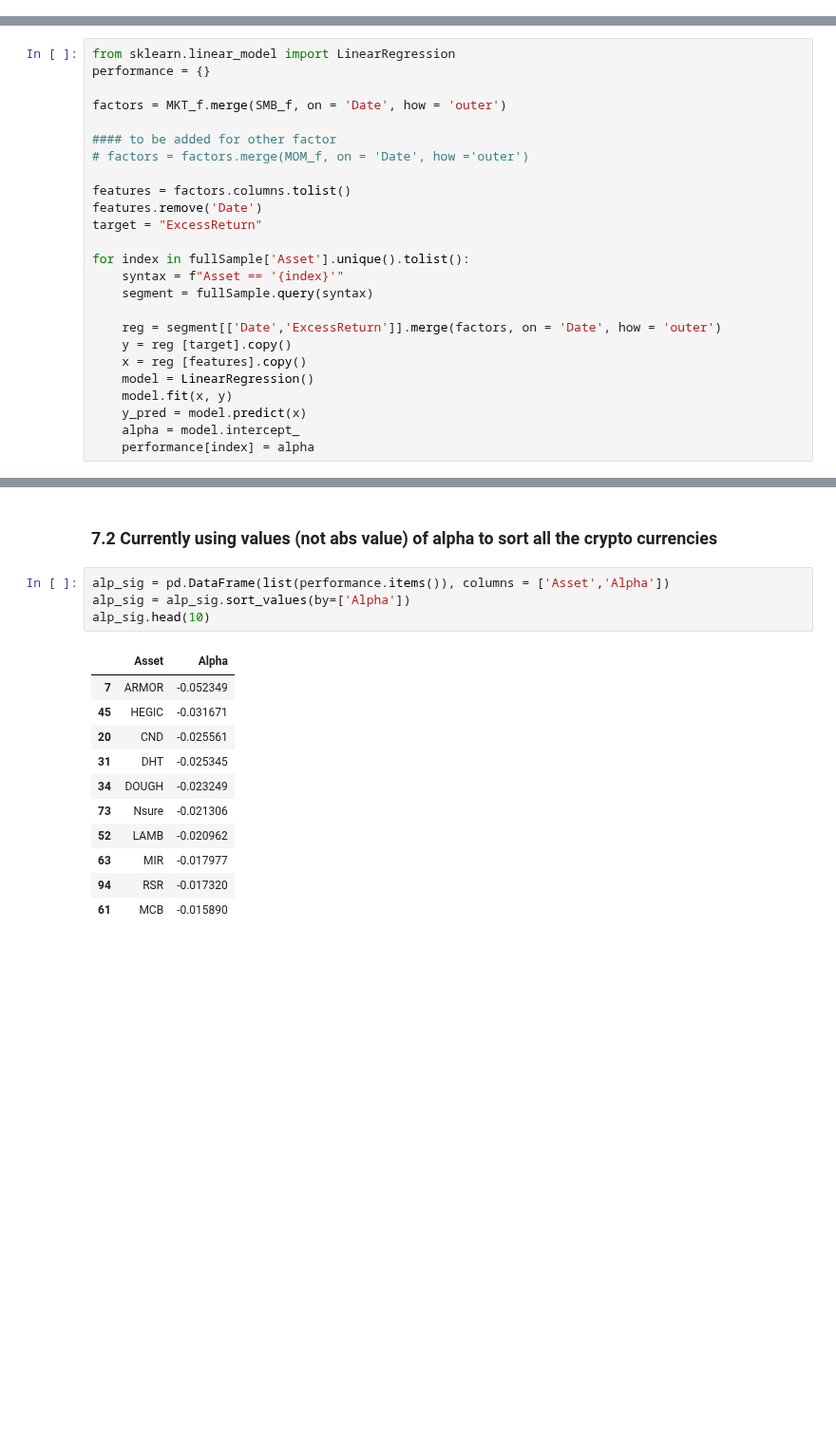
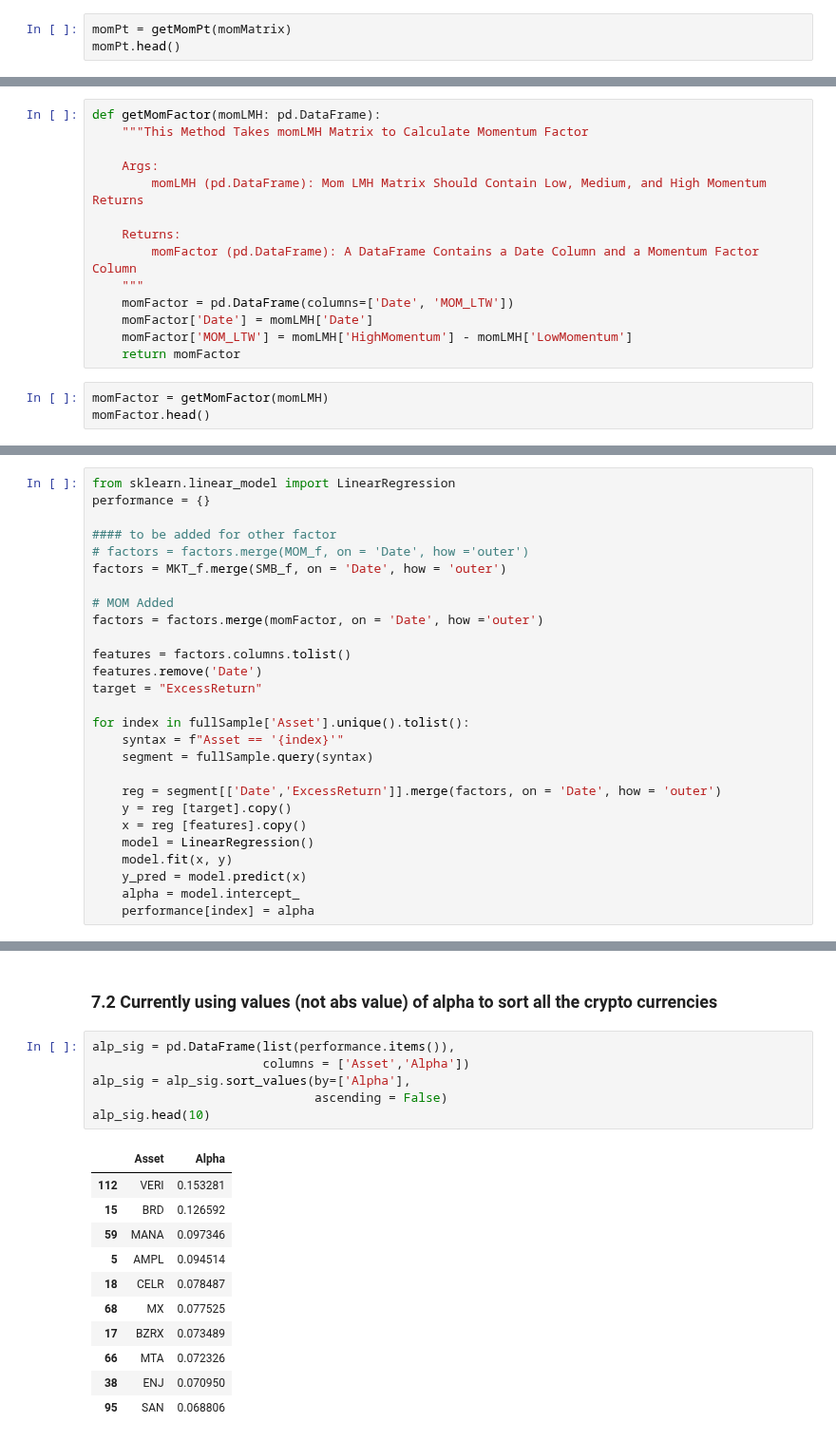
Before and after one commit to PracticumCrypto/C5-Analyzer, a Jupyter notebook: ALL.ipynb, the cells around one changed output, grey strips where cells are left out. Shown at 95% size. Saved outputs shown, nothing was run; the diff lists cells and outputs as text; blank space fills up the shorter version.

```diff
--- a/ALL.ipynb
+++ b/ALL.ipynb
@@ -780,0 +909,3 @@ plt.show()
+# %%
+momPt = getMomPt(momMatrix)
+momPt.head()
@@ -780,0 +1040,17 @@ plt.show()
+# %%
+def getMomFactor(momLMH: pd.DataFrame):
+    """This Method Takes momLMH Matrix to Calculate Momentum Factor
+
+    Args:
+        momLMH (pd.DataFrame): Mom LMH Matrix Should Contain Low, Medium, and High Momentum Returns
+
+    Returns:
+        momFactor (pd.DataFrame): A DataFrame Contains a Date Column and a Momentum Factor Column
+    """
+    momFactor = pd.DataFrame(columns=['Date', 'MOM_LTW'])
+    momFactor['Date'] = momLMH['Date']
+    momFactor['MOM_LTW'] = momLMH['HighMomentum'] - momLMH['LowMomentum']
+    return momFactor
+# %%
+momFactor = getMomFactor(momLMH)
+momFactor.head()
@@ -787,10 +1070,12 @@ plt.show()
 from sklearn.linear_model import LinearRegression
 performance = {}
 
+#### to be added for other factor
+# factors = factors.merge(MOM_f, on = 'Date', how ='outer')
 factors = MKT_f.merge(SMB_f, on = 'Date', how = 'outer')
 
-#### to be added for other factor
-# factors = factors.merge(MOM_f, on = 'Date', how ='outer')
+# MOM Added
+factors = factors.merge(momFactor, on = 'Date', how ='outer')
 
 features = factors.columns.tolist()
 features.remove('Date')
@@ -811,18 +1116,20 @@ for index in fullSample['Asset'].unique().tolist():
 # %% [markdown]
 ### 7.2 Currently using values (not abs value) of alpha to sort all the crypto currencies
 # %%
-alp_sig = pd.DataFrame(list(performance.items()), columns = ['Asset','Alpha'])
-alp_sig = alp_sig.sort_values(by=['Alpha'])
+alp_sig = pd.DataFrame(list(performance.items()),
+                       columns = ['Asset','Alpha'])
+alp_sig = alp_sig.sort_values(by=['Alpha'],
+                              ascending = False)
 alp_sig.head(10)
 # %% [output]
 |  | Asset | Alpha |
-| 7 | ARMOR | -0.052349 |
-| 45 | HEGIC | -0.031671 |
-| 20 | CND | -0.025561 |
-| 31 | DHT | -0.025345 |
-| 34 | DOUGH | -0.023249 |
-| 73 | Nsure | -0.021306 |
-| 52 | LAMB | -0.020962 |
-| 63 | MIR | -0.017977 |
-| 94 | RSR | -0.017320 |
-| 61 | MCB | -0.015890 |
+| 112 | VERI | 0.153281 |
+| 15 | BRD | 0.126592 |
+| 59 | MANA | 0.097346 |
+| 5 | AMPL | 0.094514 |
+| 18 | CELR | 0.078487 |
+| 68 | MX | 0.077525 |
+| 17 | BZRX | 0.073489 |
+| 66 | MTA | 0.072326 |
+| 38 | ENJ | 0.070950 |
+| 95 | SAN | 0.068806 |
```
Also changed, not shown: parts of 26 cells of this notebook.
